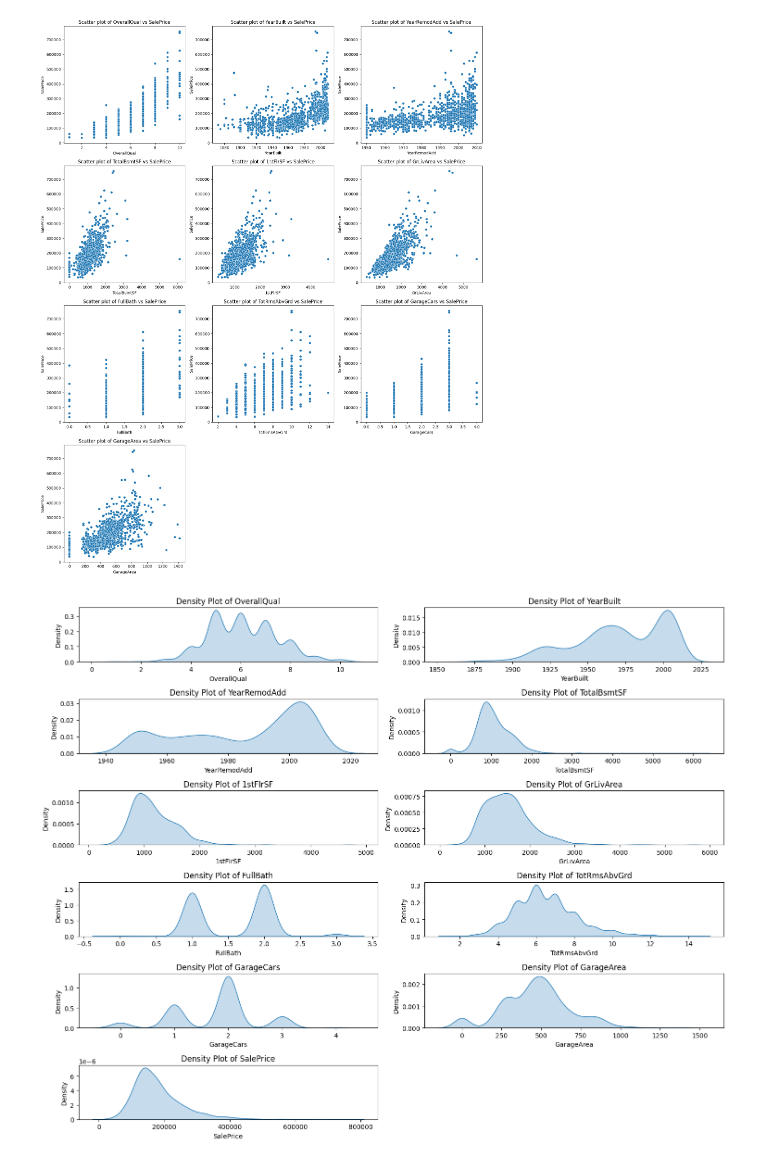
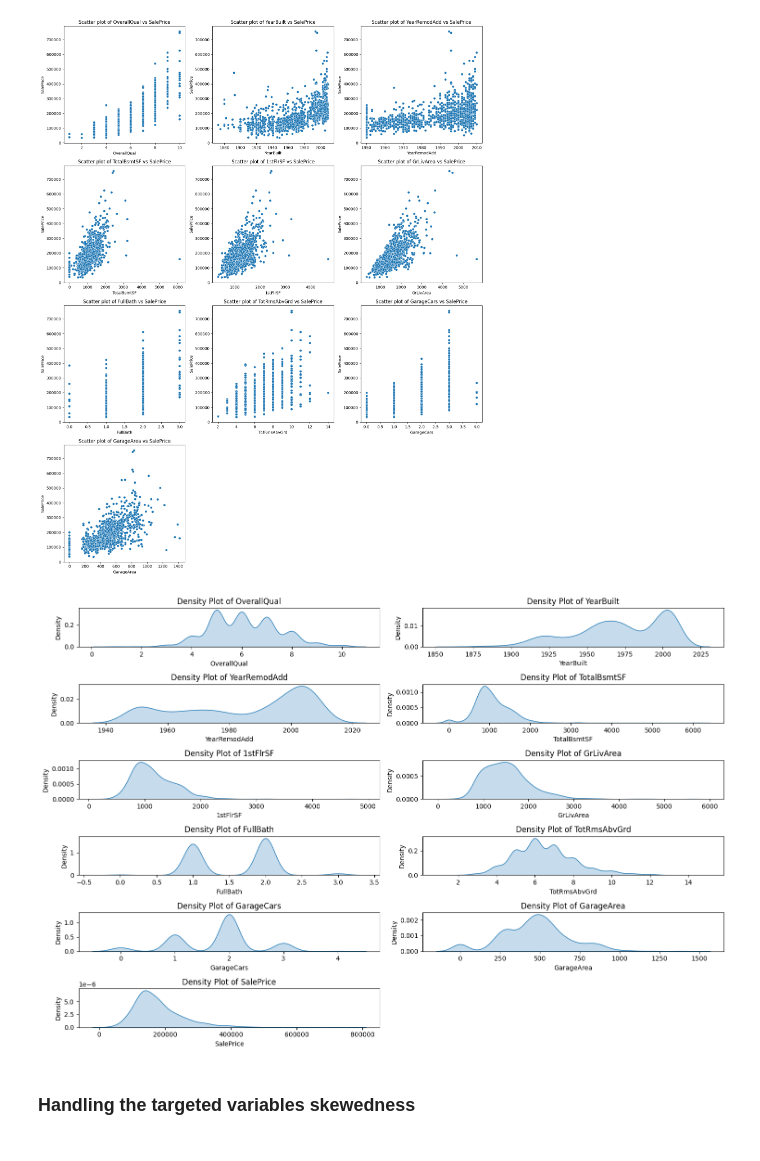
Before and after one commit to MrBinit/Advanced_california_housing_regression, a Jupyter notebook: development.ipynb, the cells around one changed output. Drawn from its saved outputs; the diff is of its cells as text; code cells hidden in the pictures.

```diff
--- a/housingpredication.ipynb
+++ b/development.ipynb
@@ -278,32 +302,32 @@ feature_columns = ['OverallQual',
  'FullBath',
  'TotRmsAbvGrd',
  'GarageCars',
  'GarageArea',
  'SalePrice']
 num_features = len(feature_columns)
 
 # Calculate number of rows and columns for subplots
 num_rows = (num_features + 1) // 2
 num_cols = 2
 
 # Create subplots
-fig, axes = plt.subplots(num_rows, num_cols, figsize=(15, 12))
+fig, axes = plt.subplots(num_rows, num_cols, figsize=(15, 10))
 axes = axes.flatten()
 
 # Loop through each feature and create density plot
 for i, column in enumerate(feature_columns):
     ax = axes[i]
     sns.kdeplot(data=numerical_data[column], shade=True, ax=ax)
     ax.set_title(f'Density Plot of {column}')
     ax.set_xlabel(column)
     ax.set_ylabel('Density')
 
 # Remove any empty subplots
 for i in range(num_features, num_rows*num_cols):
     fig.delaxes(axes[i])
 
 # Adjust layout
 plt.tight_layout()
 plt.show()
 # %% [output]
-[figure, old version]
+[figure, new version]
@@ -309,0 +339,2 @@ plt.show()
+# %% [markdown]
+### Handling the targeted variables skewedness
```
Also changed, not shown: parts of 29 cells of this notebook, 1 other file.
